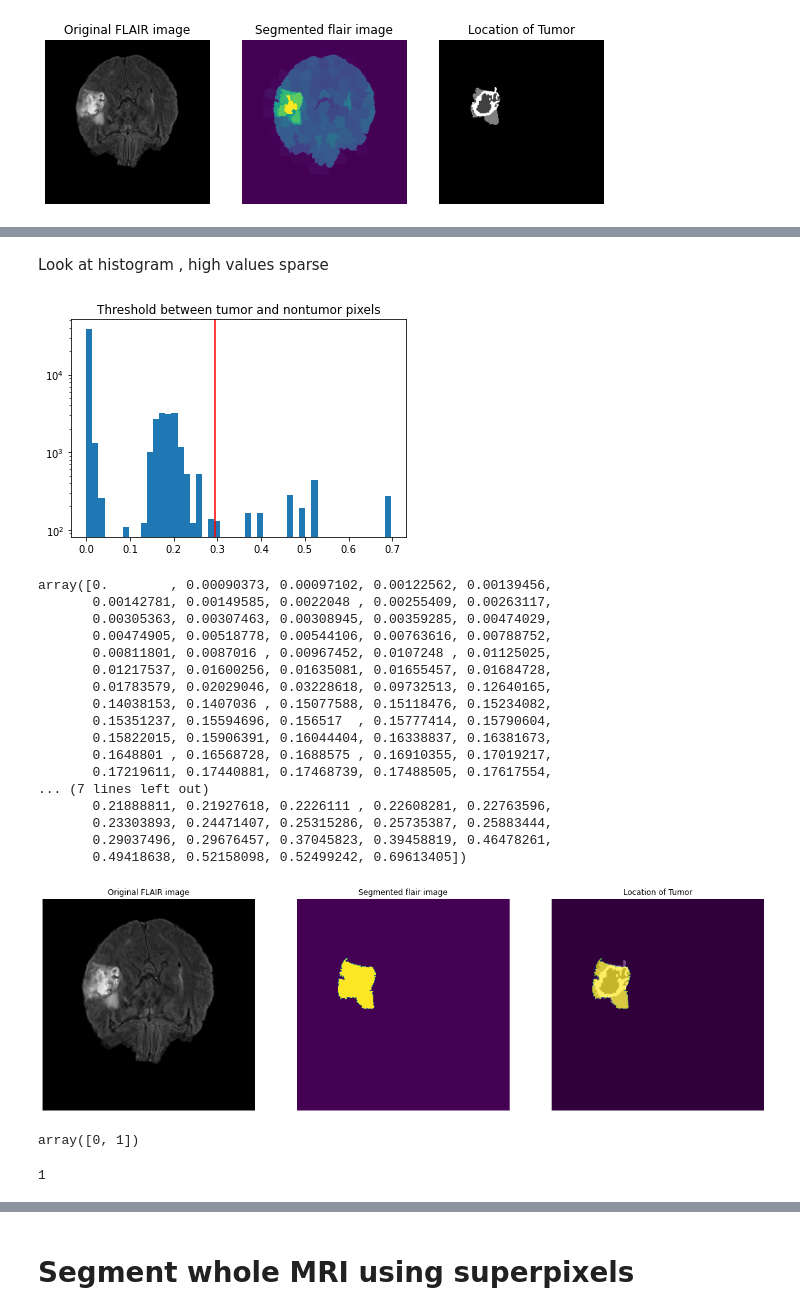
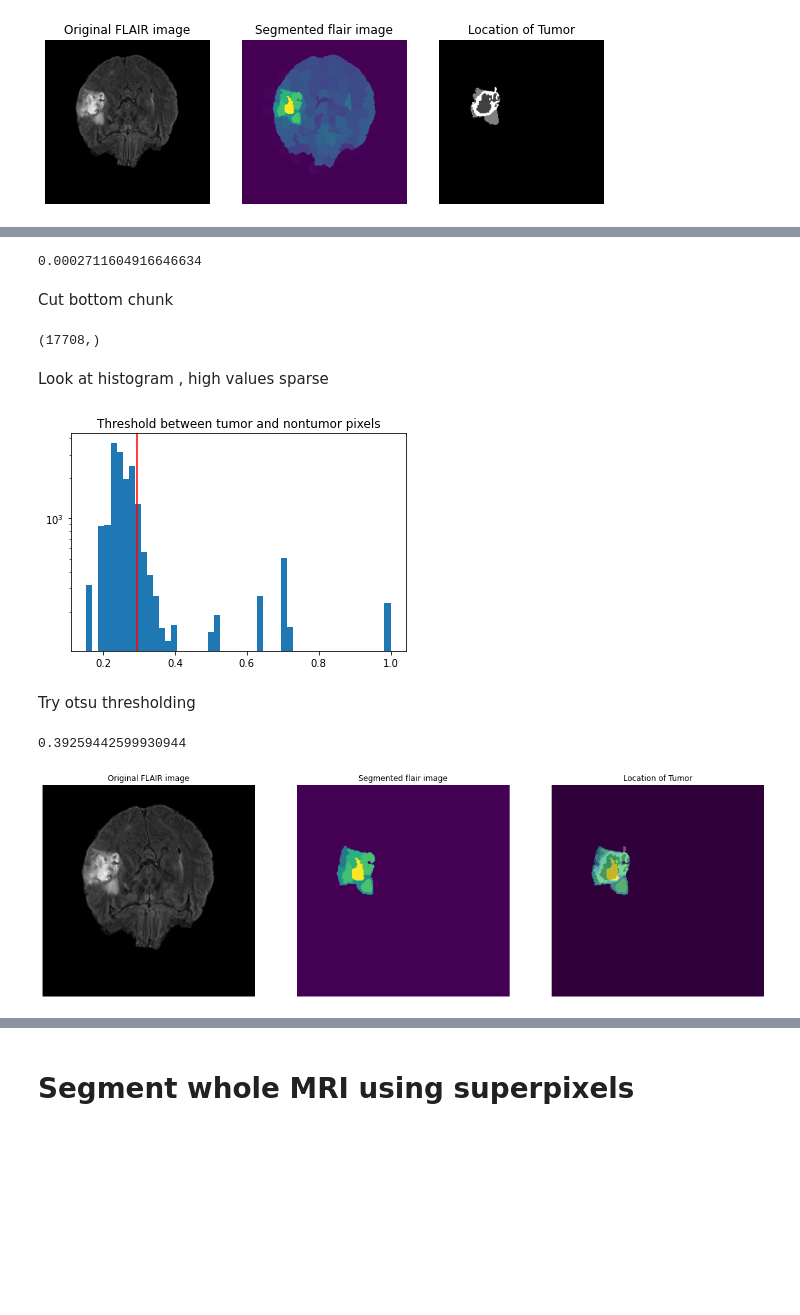
Before and after one commit to kpet123/LAIDEL-MRI-tumor-id, a Jupyter notebook: kaitlin_folder/working_notebooks/slic_pipeline.ipynb, the cells around one changed output, grey strips where cells are left out. Drawn from its saved outputs; the diff is of its cells as text; code cells hidden in the pictures; blank space fills up the shorter version.

```diff
--- a/kaitlin_folder/working_notebooks/slic_pipeline.ipynb
+++ b/kaitlin_folder/working_notebooks/slic_pipeline.ipynb
@@ -104,6 +121,8 @@ data_flair=data_flair/np.max(data_flair)
+# %%
+flair_norm  = median(flair_norm )
 # %%
 #convert to rGB color space
-flair_rgb = gray2rgb(data_flair)
+flair_rgb = gray2rgb(flair_norm )
 flair_rgb.shape
 # %% [output]
 (240, 240, 155, 3)
@@ -204,3 +223,9 @@ plt.imshow(data_seg[:,:,60].T, cmap="gray", origin='lower')
 plt.show()
 # %% [output]
 [figure]
+# %%
+#normalize
+minval = np.min(slic_cluster_2d)
+maxval = np.max(slic_cluster_2d)
+cluster_2d_norm = (slic_cluster_2d-minval)/(maxval-minval)
+np.min(cluster_2d_norm)
@@ -207,31 +244,22 @@ plt.show()
+# %%
+np.min(cluster_2d_masked)
+# %% [output]
+0.0002711604916646634
+# %% [markdown]
+Cut bottom chunk
+# %%
+cluster_2d_masked = cluster_2d_norm[cluster_2d_norm > 0.1]
+cluster_2d_masked.shape
+# %% [output]
+(17708,)
 # %% [markdown]
 Look at histogram , high values sparse
 # %%
 
 plt.figure()
 plt.title("Threshold between tumor and nontumor pixels")
-plt.hist(slic_cluster_2d.flatten(), bins=50, log=True)
+plt.hist(cluster_2d_masked.flatten(), bins=50, log=True)
 plt.axvline(x=0.295, color="red")
 plt.show()
 # %% [output]
-[figure, old version]
+[figure, new version]
-# %%
-np.unique(slic_cluster_2d)
-# %% [output]
-array([0.        , 0.00090373, 0.00097102, 0.00122562, 0.00139456,
-       0.00142781, 0.00149585, 0.0022048 , 0.00255409, 0.00263117,
-       0.00305363, 0.00307463, 0.00308945, 0.00359285, 0.00474029,
-       0.00474905, 0.00518778, 0.00544106, 0.00763616, 0.00788752,
-       0.00811801, 0.0087016 , 0.00967452, 0.0107248 , 0.01125025,
-       0.01217537, 0.01600256, 0.01635081, 0.01655457, 0.01684728,
-       0.01783579, 0.02029046, 0.03228618, 0.09732513, 0.12640165,
-       0.14038153, 0.1407036 , 0.15077588, 0.15118476, 0.15234082,
-       0.15351237, 0.15594696, 0.156517  , 0.15777414, 0.15790604,
-       0.15822015, 0.15906391, 0.16044404, 0.16338837, 0.16381673,
-       0.1648801 , 0.16568728, 0.1688575 , 0.16910355, 0.17019217,
-       0.17219611, 0.17440881, 0.17468739, 0.17488505, 0.17617554,
-... (7 lines left out)
-       0.21888811, 0.21927618, 0.2226111 , 0.22608281, 0.22763596,
-       0.23303893, 0.24471407, 0.25315286, 0.25735387, 0.25883444,
-       0.29037496, 0.29676457, 0.37045823, 0.39458819, 0.46478261,
-       0.49418638, 0.52158098, 0.52499242, 0.69613405])
@@ -239,0 +266,8 @@ seg_hat_2d = (slic_cluster_2d>0.295).astype(int)
+# %% [markdown]
+Try otsu thresholding
+# %%
+
+thresh_2d = threshold_otsu(cluster_2d_masked)
+thresh_2d
+# %% [output]
+0.39259442599930944
@@ -247,23 +284,14 @@ plt.imshow(data_flair[:,:,60].T, cmap="gray", origin='lower')
 
 plt.subplot(1,3,2).set_axis_off()
 plt.title("Segmented flair image")
-plt.imshow(seg_hat_2d.T,  origin='lower')
+plt.imshow(seg_hat_2d_otsu.T,  origin='lower')
 
 plt.subplot(1,3,3).set_axis_off()
 plt.title("Location of Tumor")
 
-plt.imshow(seg_hat_2d.T, origin='lower')
+plt.imshow(seg_hat_2d_otsu.T, origin='lower')
 plt.imshow(data_seg[:,:,60].T, alpha = 0.3, cmap="gray", origin='lower')
 
 plt.show()
 # %% [output]
-[figure, old version]
+[figure, new version]
-# %%
-np.unique(seg_hat_2d)
-# %% [output]
-array([0, 1])
-# %%
-tumor_label = np.max(seg_hat_2d)
-tumor_label
-# %% [output]
-1
```
Also changed, not shown: parts of 40 cells of this notebook, 4 other files.
